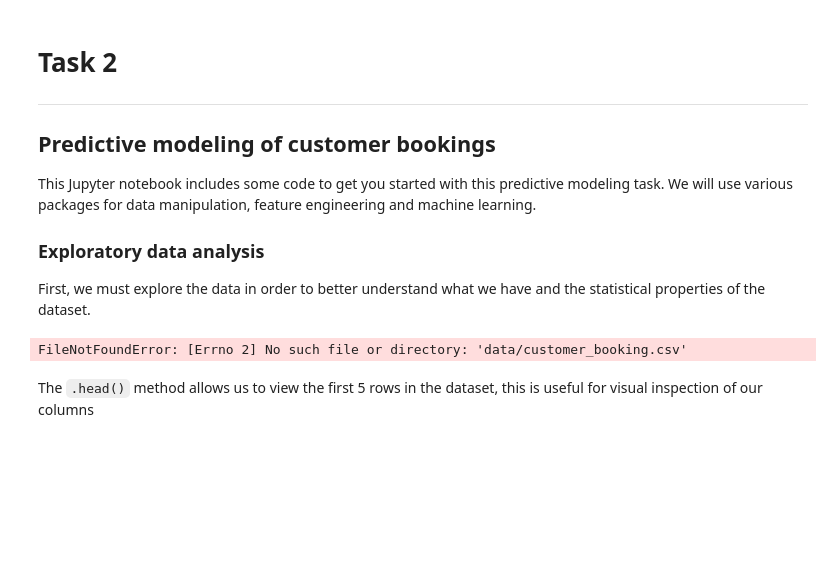
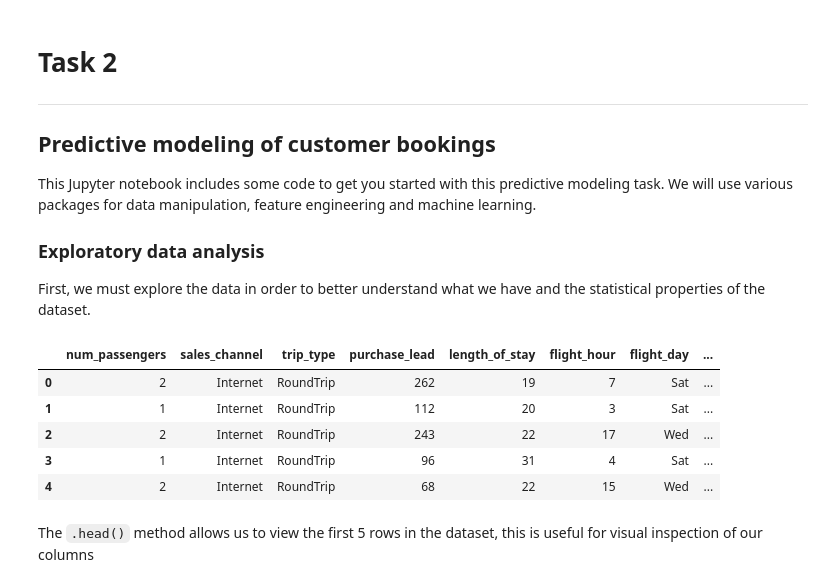
Before and after one commit to JzesatiD/british_airlines_dataproj, a Jupyter notebook: BA_ML.ipynb, the cells around one changed output. Drawn from its saved outputs; the diff is of its cells as text; code cells hidden in the pictures; blank space fills up the shorter version.

```diff
--- a/BA_ML.ipynb
+++ b/BA_ML.ipynb
@@ -15,10 +15,15 @@ First, we must explore the data in order to better understand what we have and t
 # %%
 import pandas as pd
 # %%
-df = pd.read_csv("data/customer_booking.csv", encoding="ISO-8859-1")
+df = pd.read_csv("/content/customer_booking.csv", encoding="ISO-8859-1")
 df.head()
 # %% [output]
-FileNotFoundError: [Errno 2] No such file or directory: 'data/customer_booking.csv'
+|  | num_passengers | sales_channel | trip_type | purchase_lead | length_of_stay | flight_hour | flight_day | ... |
+| 0 | 2 | Internet | RoundTrip | 262 | 19 | 7 | Sat | ... |
+| 1 | 1 | Internet | RoundTrip | 112 | 20 | 3 | Sat | ... |
+| 2 | 2 | Internet | RoundTrip | 243 | 22 | 17 | Wed | ... |
+| 3 | 1 | Internet | RoundTrip | 96 | 31 | 4 | Sat | ... |
+| 4 | 2 | Internet | RoundTrip | 68 | 22 | 15 | Wed | ... |
 # %% [markdown]
 The `.head()` method allows us to view the first 5 rows in the dataset, this is useful for visual inspection of our columns
 # %%
```
Also changed, not shown: parts of 1 cell of this notebook.
